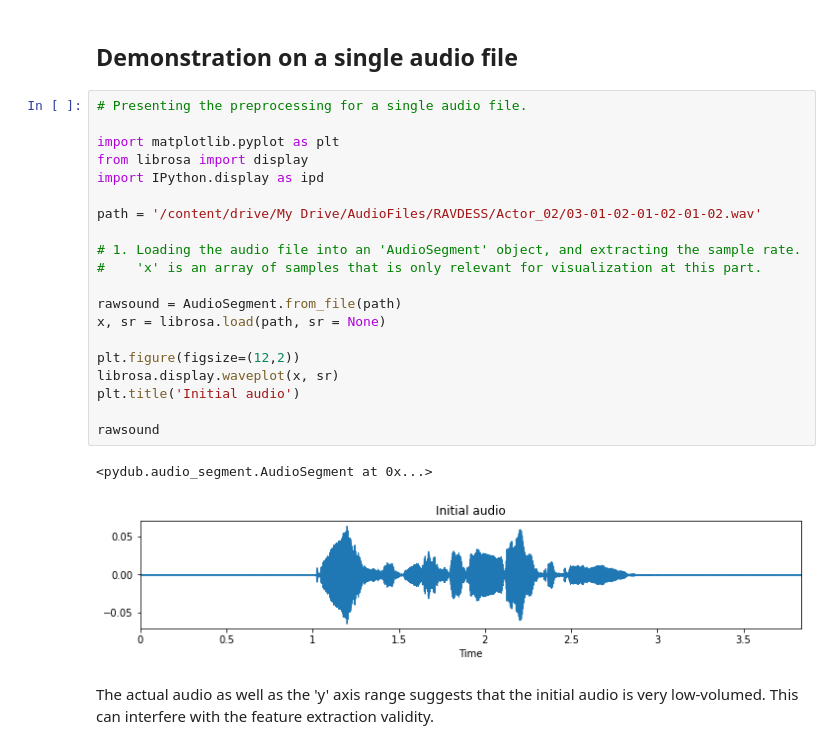
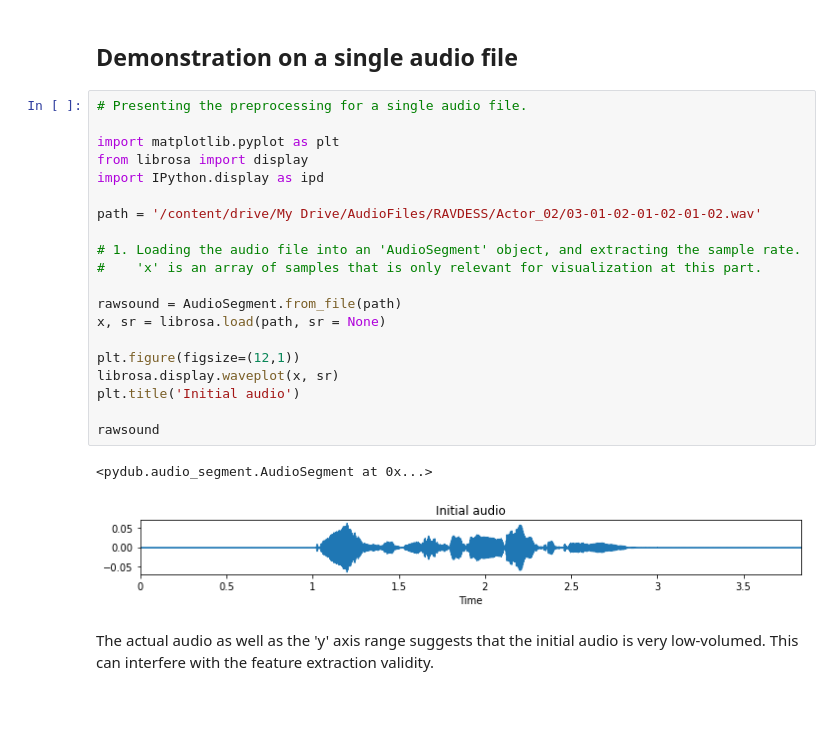
Before and after one commit to MeidanGR/SpeechEmotionRecognition_Realtime, a Jupyter notebook: SpeechEmotionRecognition_DL_LSTM.ipynb, the cells around one changed output. Drawn from its saved outputs; the diff is of its cells as text; blank space fills up the shorter version.

```diff
--- a/SpeechEmotionRecognition_DL_LSTM.ipynb
+++ b/SpeechEmotionRecognition_DL_LSTM.ipynb
@@ -103,26 +103,26 @@ First, the preprocessing will be executed for a single audio file, accompanied b
 # %%
 # Presenting the preprocessing for a single audio file.
 
 import matplotlib.pyplot as plt
 from librosa import display
 import IPython.display as ipd
 
 path = '/content/drive/My Drive/AudioFiles/RAVDESS/Actor_02/03-01-02-01-02-01-02.wav'
 
 # 1. Loading the audio file into an 'AudioSegment' object, and extracting the sample rate.
 #    'x' is an array of samples that is only relevant for visualization at this part.
 
 rawsound = AudioSegment.from_file(path)
 x, sr = librosa.load(path, sr = None)
 
-plt.figure(figsize=(12,2))
+plt.figure(figsize=(12,1))
 librosa.display.waveplot(x, sr)
 plt.title('Initial audio')
 
 rawsound
 # %% [output]
 <pydub.audio_segment.AudioSegment at 0x...>
-[figure, old version]
+[figure, new version]
 # %% [markdown]
 The actual audio as well as the 'y' axis range suggests that the initial audio is very low-volumed. This can interfere with the feature extraction validity.
 # %%
```
Also changed, not shown: parts of 2 cells of this notebook.
